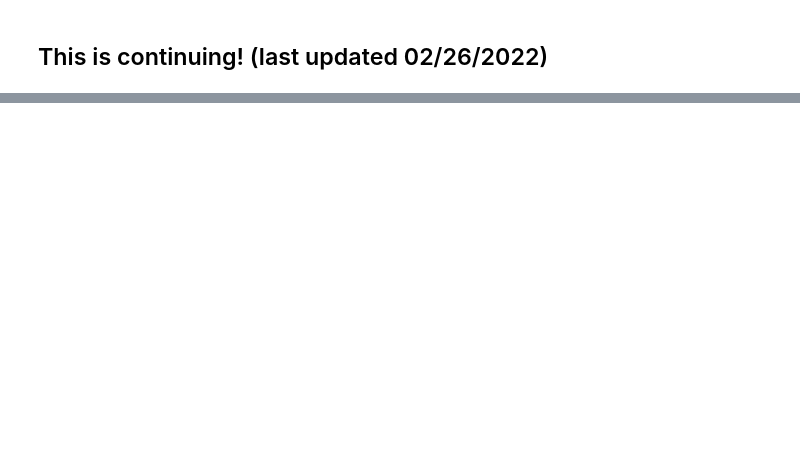
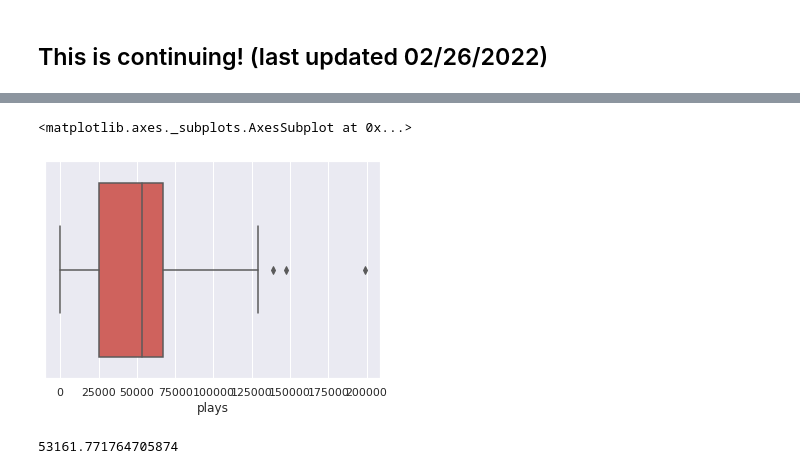
Before and after one commit to arianajschindler/oatmealmonsters_tiktok_2022, a Jupyter notebook: oatmealmonsters_data.ipynb, the cells around one changed output, grey strips where cells are left out. Cells and saved outputs as stored; diff of their text form; code cells hidden in the pictures; blank space fills up the shorter version.

```diff
--- a/oatmealmonsters_data.ipynb
+++ b/oatmealmonsters_data.ipynb
@@ -226,0 +249,8 @@ The graph above shows that posting on Sundays might be the best day to post for
+# %%
+# using inter quartile range
+Q1 = np.percentile(oatmeal['plays'], 25,
+                   interpolation = 'midpoint')
+
+Q3 = np.percentile(oatmeal['plays'], 75,
+                   interpolation = 'midpoint')
+IQR = Q3 - Q1
@@ -226,0 +261,10 @@ The graph above shows that posting on Sundays might be the best day to post for
+# %%
+# above upper bound - plays
+upper = np.where(oatmeal['plays'] >= (Q3+1.5*IQR))
+
+# below lower bound - plays
+lower = np.where(oatmeal['plays'] <= (Q1-1.5*IQR))
+# %%
+# removing plays outliers
+oatmeal.drop(upper[0], inplace=True)
+oatmeal.drop(lower[0], inplace=True)
@@ -226,0 +275,10 @@ The graph above shows that posting on Sundays might be the best day to post for
+# %%
+sns.boxplot(oatmeal['plays'])
+# %% [output]
+<matplotlib.axes._subplots.AxesSubplot at 0x...>
+[figure, added]
+# %%
+# meal plays of videos without outliers of videos who go viral immediately
+oatmeal['plays'].mean()
+# %% [output]
+53161.771764705874
```
Also changed, not shown: parts of 9 cells of this notebook.
